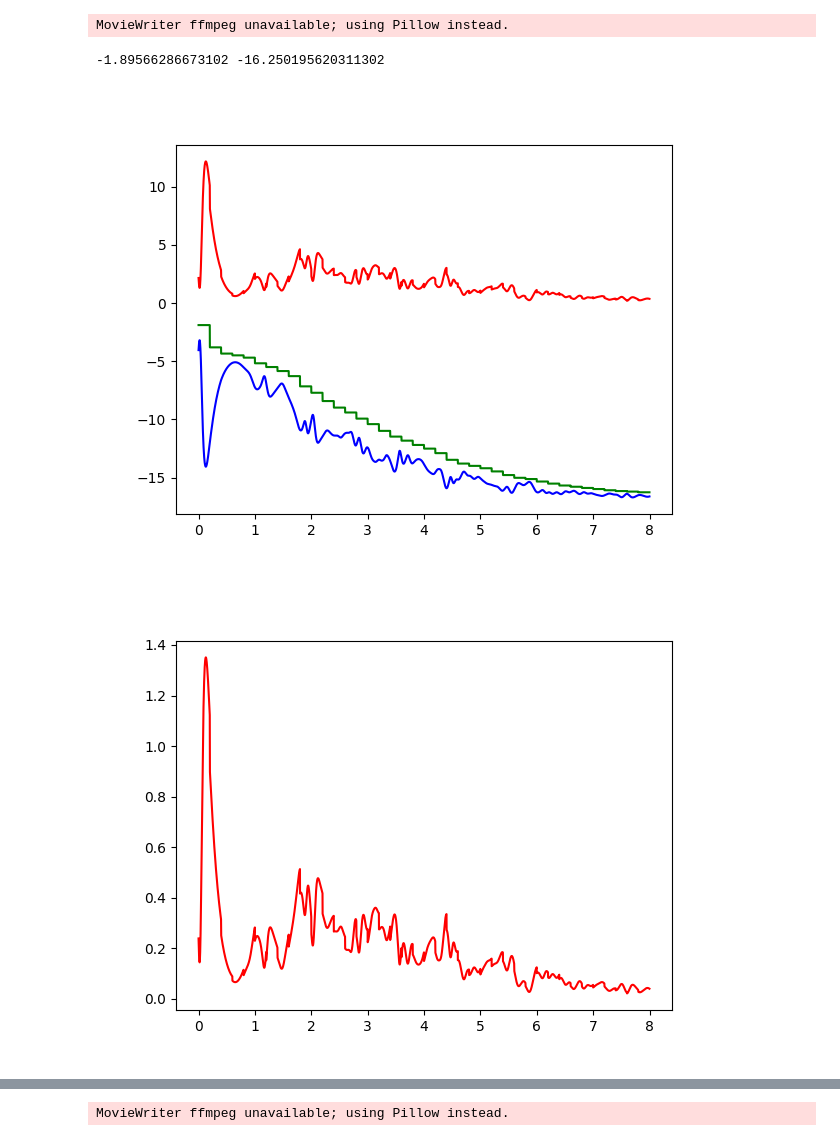
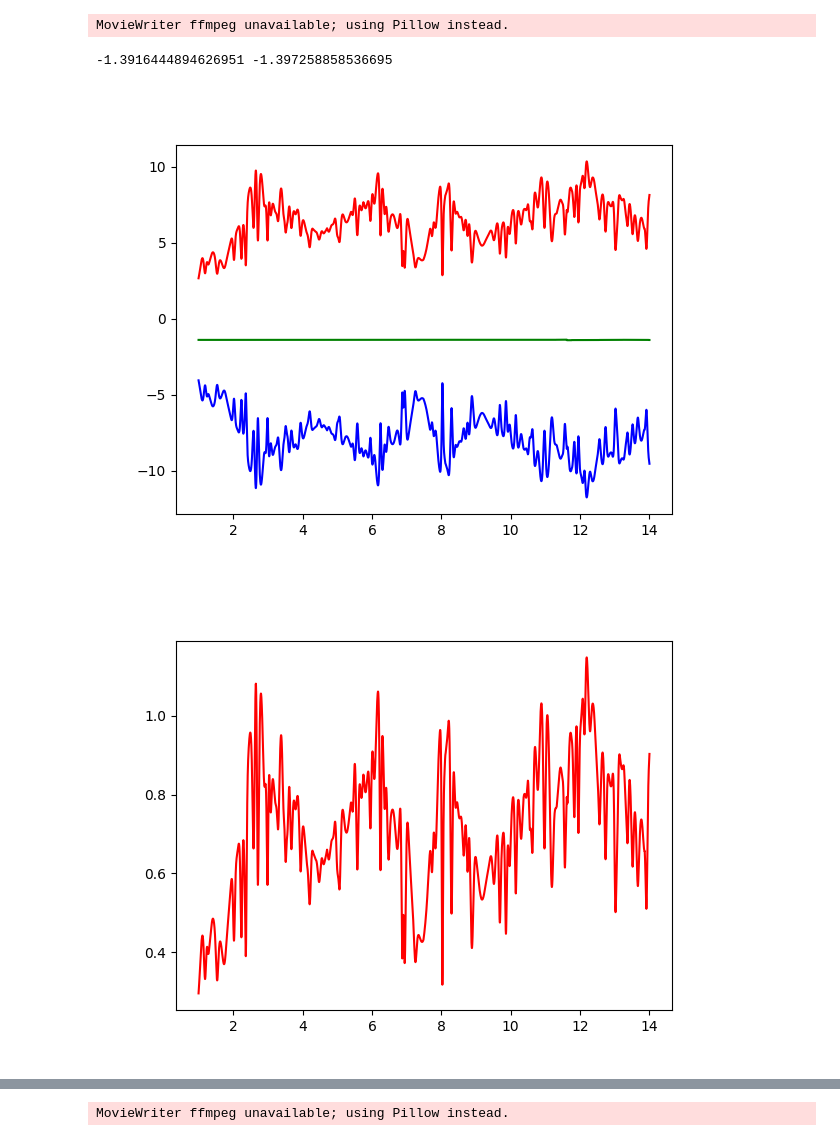
Before and after one commit to cfloyd-hmc/CF-NH-Phys64, a Jupyter notebook: LJ_newmain.ipynb, the cells around one changed output, grey strips where cells are left out. Saved outputs shown, nothing was run; the diff lists cells and outputs as text; code cells hidden in the pictures.

Commit message:
Temperature simulations.

```diff
--- a/LJ_newmain.ipynb
+++ b/LJ_newmain.ipynb
@@ -226,8 +226,9 @@ class LJParticles:
             self.vy[i] += self.ay[i] * halfdt
 
         # Cool the system if desired
-        if self.cool and self.steps % 200 == 0 and self.steps <= 8000:   # We cool up to 40 times
-            self.cools()
+        if self.cool and self.steps > 2000:
+            if self.steps % 200 == 0 and self.steps <= 10000:   # We cool up to 40 times
+                self.cools()
 
         # Compute the system's new kinetic energy
         totalKE = 0
@@ -299,26 +300,26 @@ class LJParticles:
 
         return self.histPE, self.histKE, self.histTemp
 # %%
-# TEST CELL: 9 PARTICLES, YES COOLING
+# TEST CELL: 9 PARTICLES, NO COOLING
 
 dt = 0.001
-tmax = 8
+tmax = 14
 
-LJ = LJParticles(initialKE = .3, nx=3, ny=3, dt=dt, tmax=tmax, dispEvery=10, cool = True)
+LJ = LJParticles(initialKE = .3, nx=3, ny=3, dt=dt, tmax=tmax, dispEvery=10, cool = False)
 PEs, KEs, Temps = LJ.showAnimation()
 TEs = [PEs[i] + KEs[i] for i in range(len(PEs))]
 print(TEs[0], TEs[-1])
 
 tvar = np.arange(0,tmax,dt)
 fig1, ax1 = plt.subplots()
-ax1.plot(tvar, PEs, "b", label="PE")
-ax1.plot(tvar, KEs, "r", label="KE")
-ax1.plot(tvar, TEs, "g", label="TE");
+ax1.plot(tvar[1000:], PEs[1000:], "b", label="PE")
+ax1.plot(tvar[1000:], KEs[1000:], "r", label="KE")
+ax1.plot(tvar[1000:], TEs[1000:], "g", label="TE");
 
 fig2, ax2 = plt.subplots()
-ax2.plot(tvar, Temps, "r", label = "Temperature");
+ax2.plot(tvar[1000:], Temps[1000:], "r", label = "Temperature");
 # %% [output]
 MovieWriter ffmpeg unavailable; using Pillow instead.
--1.89566286673102 -16.250195620311302
+-1.3916444894626951 -1.397258858536695
-[figure, old version]
+[figure, new version]
-[figure, old version]
+[figure, new version]
```
Also changed, not shown: parts of 1 cell of this notebook, 1 other file.
